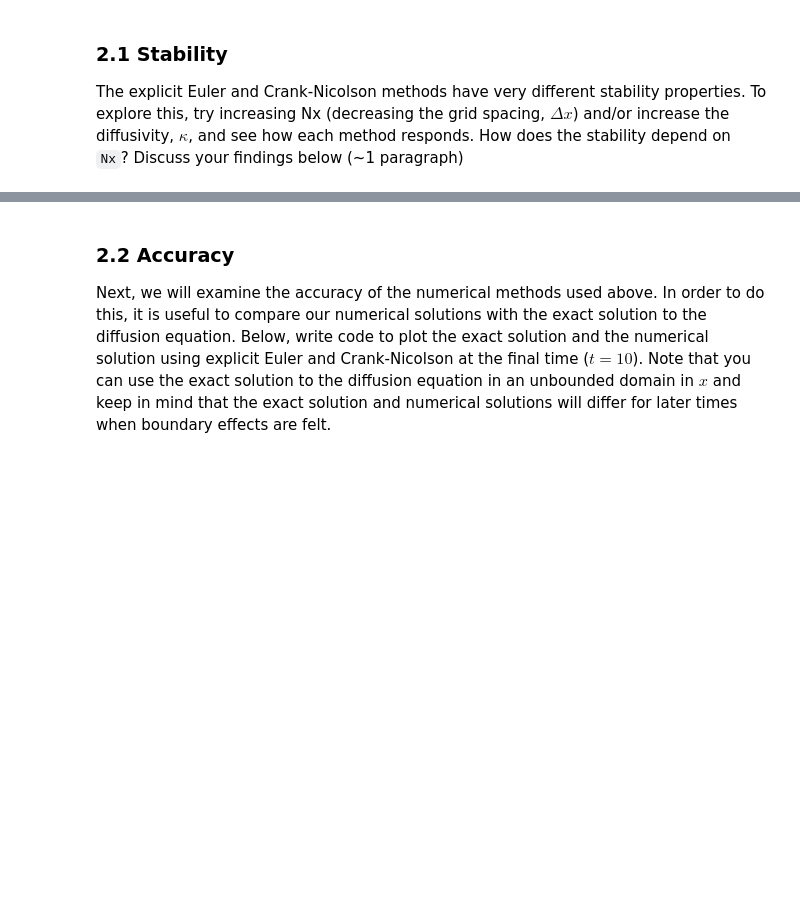
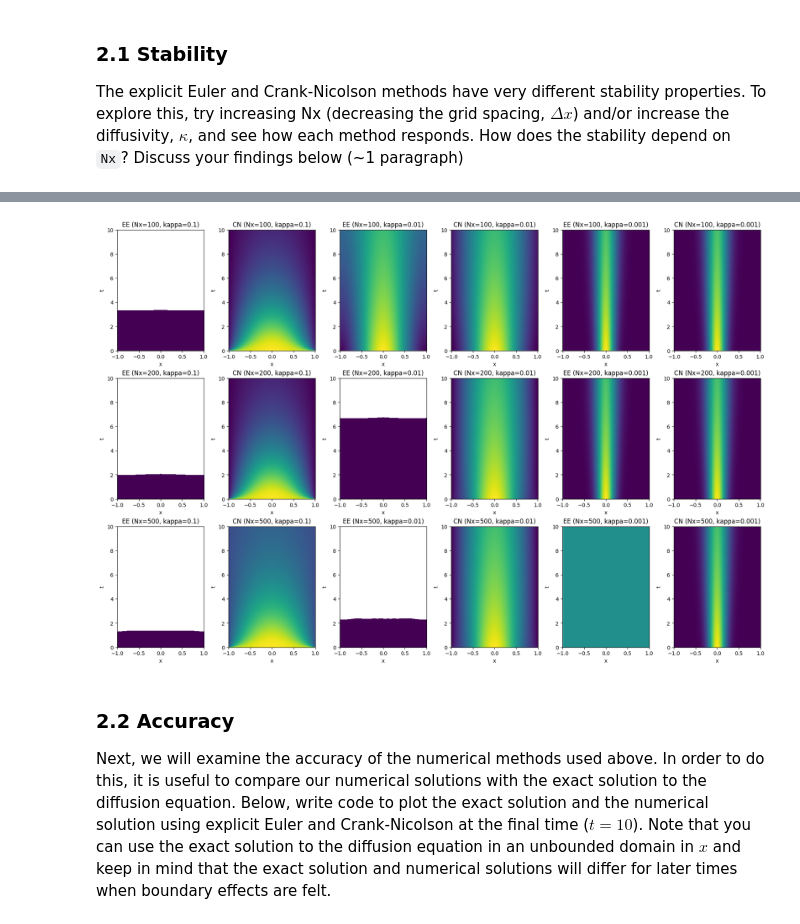
Before and after one commit to Zero-Rae/QCES123, a Jupyter notebook: Project1_numerical_methods.ipynb, the cells around one changed output, grey strips where cells are left out. Cells and saved outputs as stored; diff of their text form; code cells hidden in the pictures; blank space fills up the shorter version.

```diff
--- a/Project1_numerical_methods.ipynb
+++ b/Project1_numerical_methods.ipynb
@@ -237,0 +180,50 @@ Nx_values = [50, 100, 500]时。观察到$\kappa=0.05$,Nx是50和100时，两种
+# %%
+#@title #Plots
+kappa_values = [0.1, 0.01, 0.001]
+Nx_values = [100, 200, 500]
+
+t_start, t_end, Nt = 0, 10, 1000
+x_start, x_end = -1, 1
+
+# Create a figure with 3 rows (one for each Nx) and 6 columns (each row has 3 pairs of subplots, each pair shows EE and CN results for a given kappa).
+fig, axes = plt.subplots(
+    nrows=len(Nx_values),
+    ncols=len(kappa_values)*2,
+    figsize=(18, 12),
+    constrained_layout=True
+)
+
+# For loop
+for row, Nx in enumerate(Nx_values):
+    # Generate the spatial and temporal grids
+    x = np.linspace(x_start, x_end, Nx)
+    t = np.linspace(t_start, t_end, Nt)
+
+    # Loop over each kappa in kappa_values
+    for col, kappa in enumerate(kappa_values):
+        # Compute solutions using Explicit Euler (EE) and Crank-Nicolson (CN)
+        c_EE = EE(x, t, kappa)
+        c_CN = CN(x, t, kappa)
+
+        ax_left = axes[row, 2*col]
+        ax_right = axes[row, 2*col + 1]
+
+        # Plot the solution as a pcolormesh for EE and CN
+        pcm_left = ax_left.pcolormesh(
+            x, t, c_EE.T, shading='auto', cmap='viridis'
+        )
+
+        pcm_right = ax_right.pcolormesh(
+            x, t, c_CN.T, shading='auto', cmap='viridis'
+        )
+
+        ax_left.set_title(f'EE (Nx={Nx}, kappa={kappa})')
+        ax_right.set_title(f'CN (Nx={Nx}, kappa={kappa})')
+
+        ax_left.set_xlabel('x')
+        ax_left.set_ylabel('t')
+        ax_right.set_xlabel('x')
+        ax_right.set_ylabel('t')
+
+plt.show()
+# %% [output]
@@ -238,3 +248,4 @@ Nx_values = [50, 100, 500]时。观察到$\kappa=0.05$,Nx是50和100时，两种
+[figure, added]
 # %% [markdown]
 ### 2.2 Accuracy
 <a id='section2pt2'></a>
```
Also changed, not shown: parts of 5 cells of this notebook.
